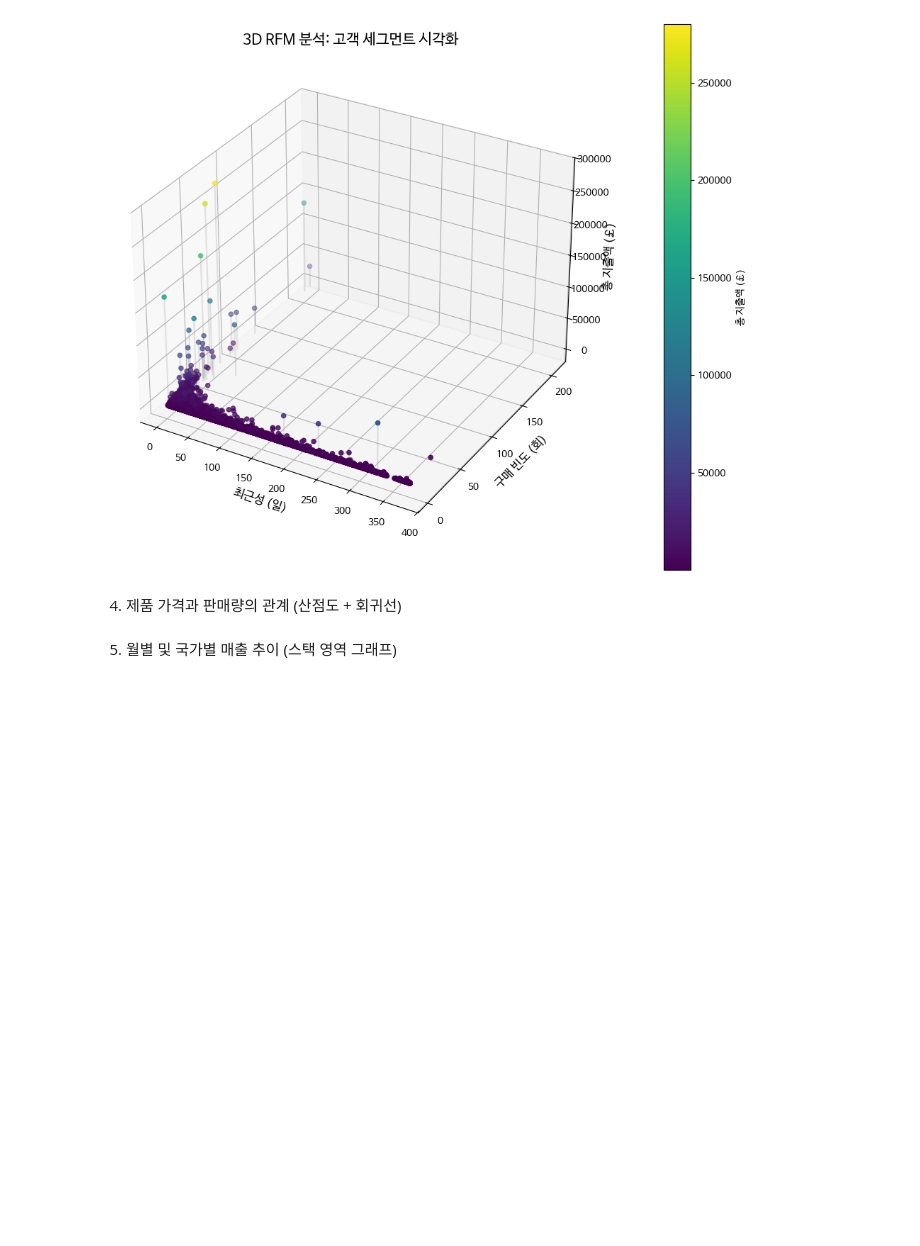
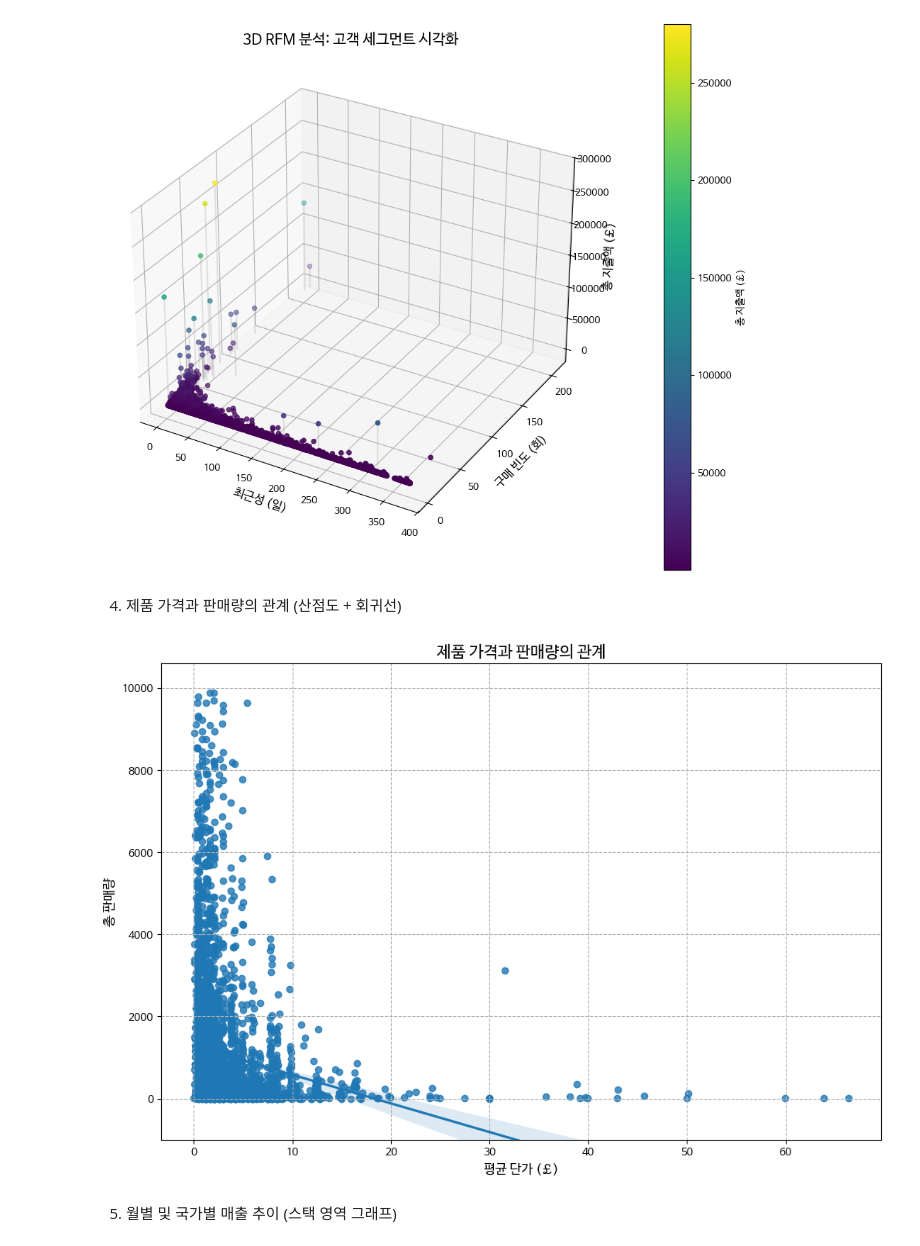
Before and after one commit to Dayeong-Hwang/Data-Analysis-with-Open-Source, a Jupyter notebook: 오픈소스_데이터_분석_11강.ipynb, the cells around one changed output. Cells and saved outputs as stored; diff of their text form; code cells hidden in the pictures; blank space fills up the shorter version.

```diff
--- a/오픈소스_데이터_분석_11강.ipynb
+++ b/오픈소스_데이터_분석_11강.ipynb
@@ -540,28 +540,30 @@ plt.show()
 # %%
 ## 제품별 평균 단가 및 총 판매량 계산
 product_price_quantity = retail_data_clean.groupby('StockCode').agg({
     'UnitPrice': 'mean',
     'Quantity': 'sum'
 }).reset_index()
 
 ## 이상치 제거 (가격 100 미만, 판매량 10000 미만)
 filtered_products = product_price_quantity[
   (product_price_quantity['UnitPrice'] < 100) &
   (product_price_quantity['Quantity'] < 10000)
 ]
 
 ## 가격과 판매량의 관계 시각화 (회귀선 포함 산점도)
 plt.figure(figsize=(12, 8))
 # seaborn의 regplot을 이용하여 회귀선 포함 산점도를 출력
-
+sns.regplot(x='UnitPrice',y='Quantity', data=filtered_products)
 
 ## 그래프 제목 및 축 레이블 설정
 plt.title('제품 가격과 판매량의 관계', fontsize=15)
 plt.xlabel('평균 단가 (£)', fontsize=12)
 plt.ylabel('총 판매량', fontsize=12)
 plt.ylim(-1000, None) ## y축 시작점 설정
 plt.grid(linestyle='--') ## 그리드 추가
 plt.show()
+# %% [output]
+[figure, added]
 # %% [markdown]
 5. 월별 및 국가별 매출 추이 (스택 영역 그래프)
 # %%
```
